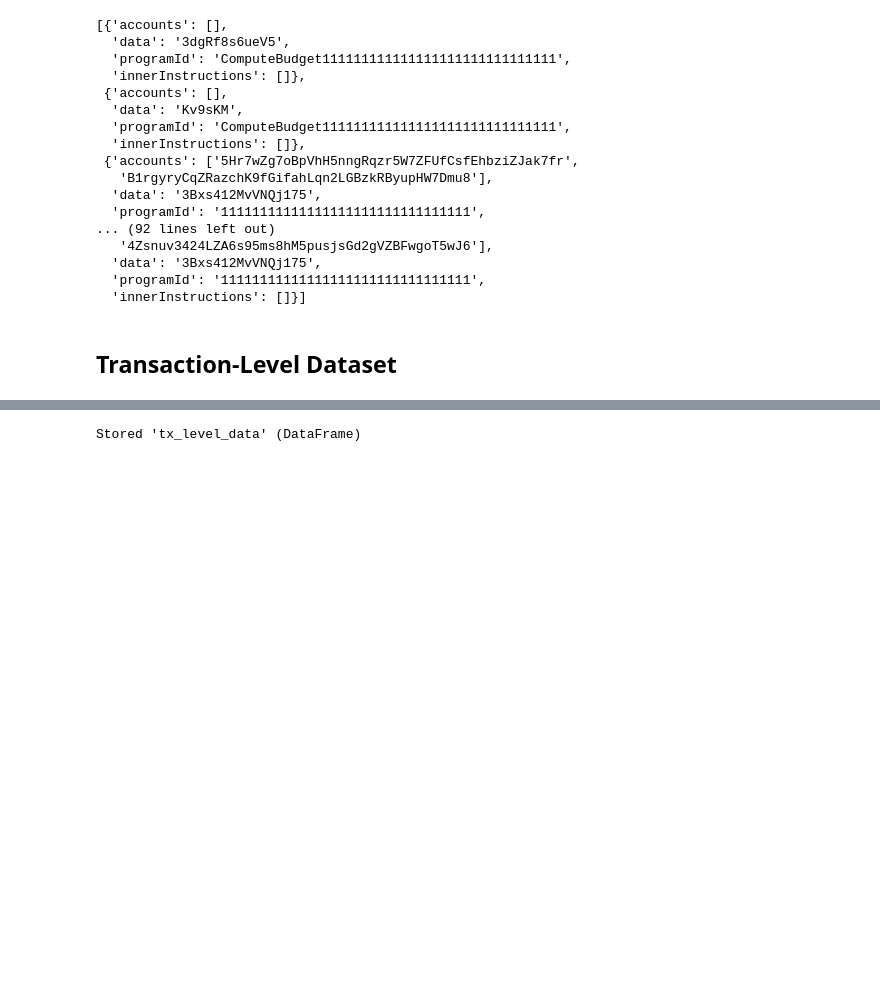
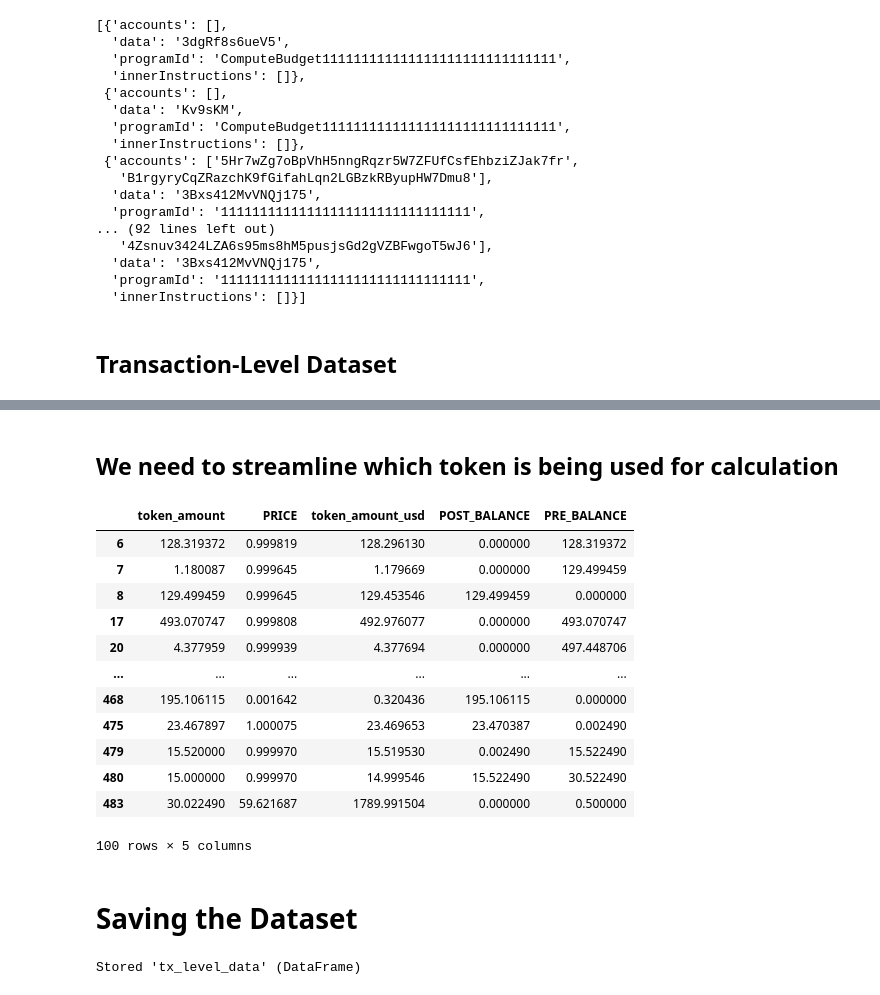
Before and after one commit to apostleoffinance/Solana-Forensic-Analysis-Tool, a Jupyter notebook: notebooks/01_data_exploration.ipynb, the cells around one changed output, grey strips where cells are left out. Drawn from its saved outputs; the diff is of its cells as text; code cells hidden in the pictures; blank space fills up the shorter version.

Commit message:
working through usd amounts for wallet timeseries

```diff
--- a/notebooks/01_data_exploration.ipynb
+++ b/notebooks/01_data_exploration.ipynb
@@ -668,0 +811,3 @@ tx_level_data[category_cols] = tx_level_data[category_cols].astype("category")
+# %%
+tx_level_data['day'] = pd.to_datetime(tx_level_data['timestamp'].dt.strftime('%Y-%m-%d'))
+tx_level_data
@@ -669,3 +828,33 @@ tx_level_data[category_cols] = tx_level_data[category_cols].astype("category")
+# %%
+# Ensure datetime columns are aligned and named the same for merging
+prices_data = prices_data.rename(columns={'DT': 'day', 'TOKEN_ADDRESS': 'MINT'})
+prices_data['day'] = pd.to_datetime(prices_data['day'])
+
+# Merge the price data into the tx_level_data
+merged_df = tx_level_data.merge(prices_data[['day', 'MINT', 'PRICE']], on=['day', 'MINT'], how='left')
+
+# Create the token_amount_usd column
+merged_df['token_amount_usd'] = merged_df['token_amount'] * merged_df['PRICE']
+# %% [markdown]
+## We need to streamline which token is being used for calculation
+# %%
+merged_df[merged_df['token_amount_usd']>0][['token_amount','PRICE','token_amount_usd','POST_BALANCE','PRE_BALANCE']]
+# %% [output]
+|  | token_amount | PRICE | token_amount_usd | POST_BALANCE | PRE_BALANCE |
+| 6 | 128.319372 | 0.999819 | 128.296130 | 0.000000 | 128.319372 |
+| 7 | 1.180087 | 0.999645 | 1.179669 | 0.000000 | 129.499459 |
+| 8 | 129.499459 | 0.999645 | 129.453546 | 129.499459 | 0.000000 |
+| 17 | 493.070747 | 0.999808 | 492.976077 | 0.000000 | 493.070747 |
+| 20 | 4.377959 | 0.999939 | 4.377694 | 0.000000 | 497.448706 |
+| ... | ... | ... | ... | ... | ... |
+| 468 | 195.106115 | 0.001642 | 0.320436 | 195.106115 | 0.000000 |
+| 475 | 23.467897 | 1.000075 | 23.469653 | 23.470387 | 0.002490 |
+| 479 | 15.520000 | 0.999970 | 15.519530 | 0.002490 | 15.522490 |
+| 480 | 15.000000 | 0.999970 | 14.999546 | 15.522490 | 30.522490 |
+| 483 | 30.022490 | 59.621687 | 1789.991504 | 0.000000 | 0.500000 |
+100 rows × 5 columns
+# %% [markdown]
+# Saving the Dataset
 # %%
 tx_level_data.to_csv('../data/processed/test_acc_timeseries.csv', index=False)
 # %%
```
Also changed, not shown: parts of 13 cells of this notebook, 3 other files.
